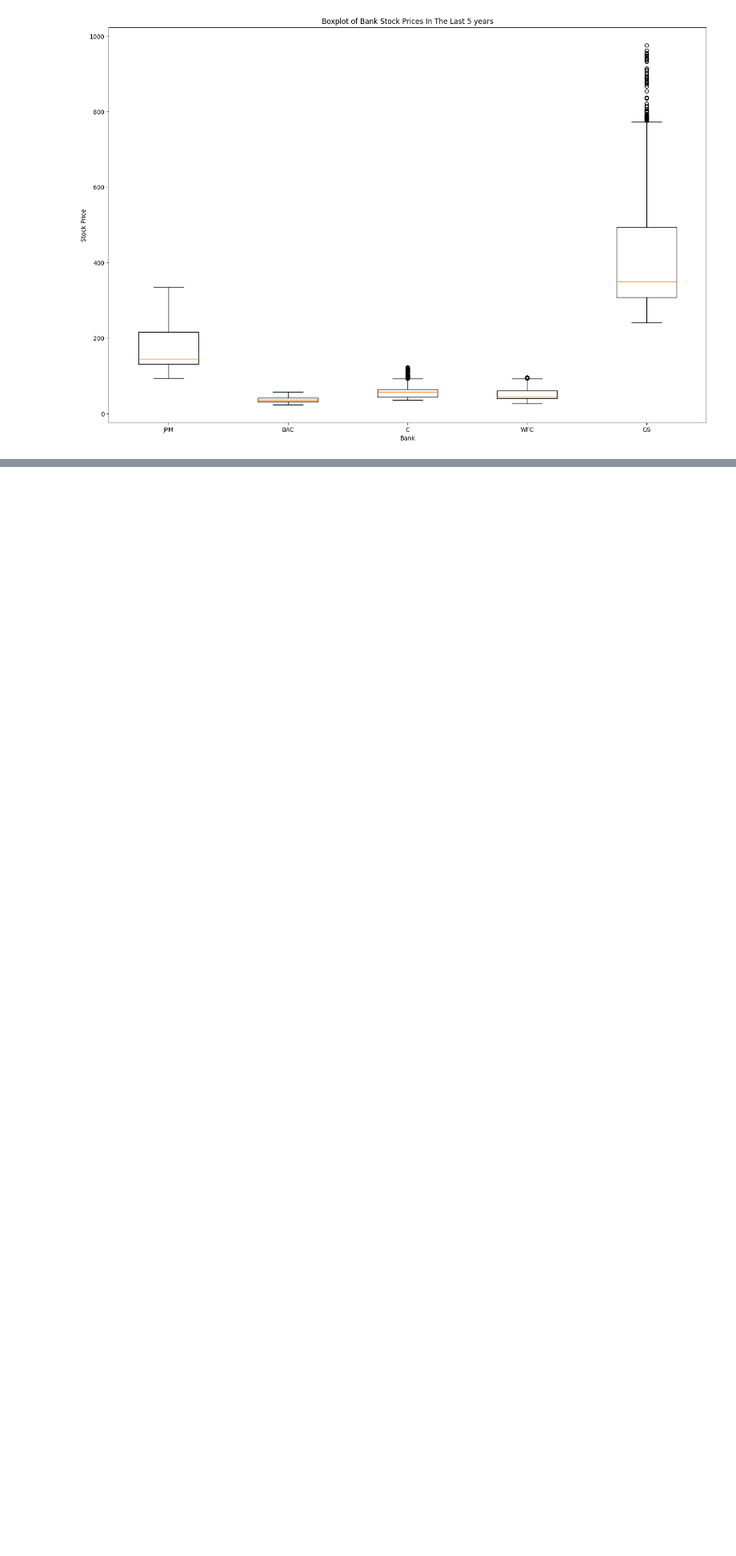
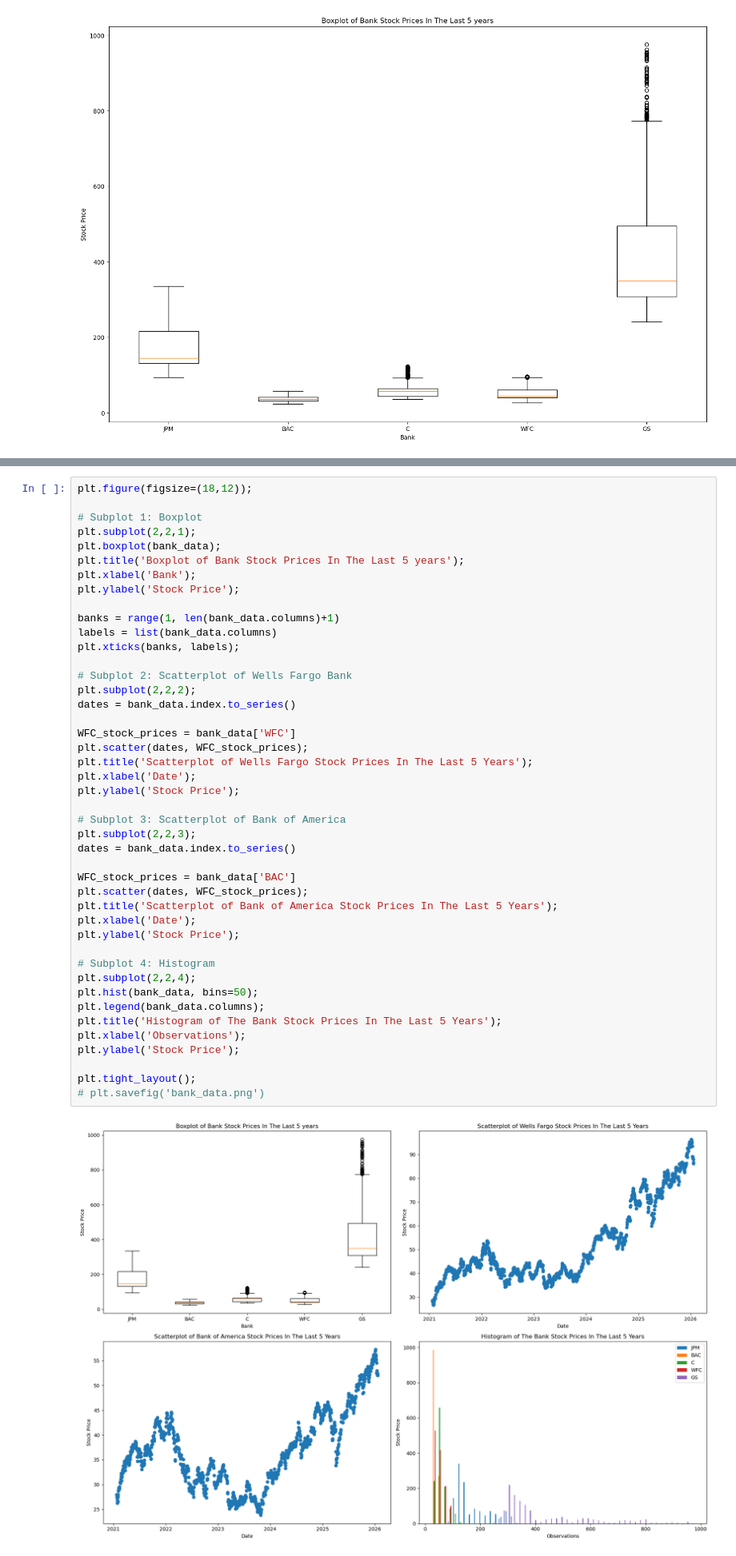
Before and after one commit to tannerdotpham/auto-update-data-visualization, a Jupyter notebook: data.ipynb, the cells around one changed output, grey strips where cells are left out. Shown at 80% size. Saved outputs shown, nothing was run; the diff lists cells and outputs as text; blank space fills up the shorter version.

```diff
--- a/data.ipynb
+++ b/data.ipynb
@@ -60,0 +81,46 @@ Text(0, 0.5, 'Stock Price')
+# %%
+plt.figure(figsize=(18,12));
+
+# Subplot 1: Boxplot
+plt.subplot(2,2,1);
+plt.boxplot(bank_data);
+plt.title('Boxplot of Bank Stock Prices In The Last 5 years');
+plt.xlabel('Bank');
+plt.ylabel('Stock Price');
+
+banks = range(1, len(bank_data.columns)+1)
+labels = list(bank_data.columns)
+plt.xticks(banks, labels);
+
+# Subplot 2: Scatterplot of Wells Fargo Bank
+plt.subplot(2,2,2);
+dates = bank_data.index.to_series()
+
+WFC_stock_prices = bank_data['WFC']
+plt.scatter(dates, WFC_stock_prices);
+plt.title('Scatterplot of Wells Fargo Stock Prices In The Last 5 Years');
+plt.xlabel('Date');
+plt.ylabel('Stock Price');
+
+# Subplot 3: Scatterplot of Bank of America
+plt.subplot(2,2,3);
+dates = bank_data.index.to_series()
+
+WFC_stock_prices = bank_data['BAC']
+plt.scatter(dates, WFC_stock_prices);
+plt.title('Scatterplot of Bank of America Stock Prices In The Last 5 Years');
+plt.xlabel('Date');
+plt.ylabel('Stock Price');
+
+# Subplot 4: Histogram
+plt.subplot(2,2,4);
+plt.hist(bank_data, bins=50);
+plt.legend(bank_data.columns);
+plt.title('Histogram of The Bank Stock Prices In The Last 5 Years');
+plt.xlabel('Observations');
+plt.ylabel('Stock Price');
+
+plt.tight_layout();
+# plt.savefig('bank_data.png')
+# %% [output]
+[figure, added]
```
Also changed, not shown: parts of 6 cells of this notebook, 3 other files.
